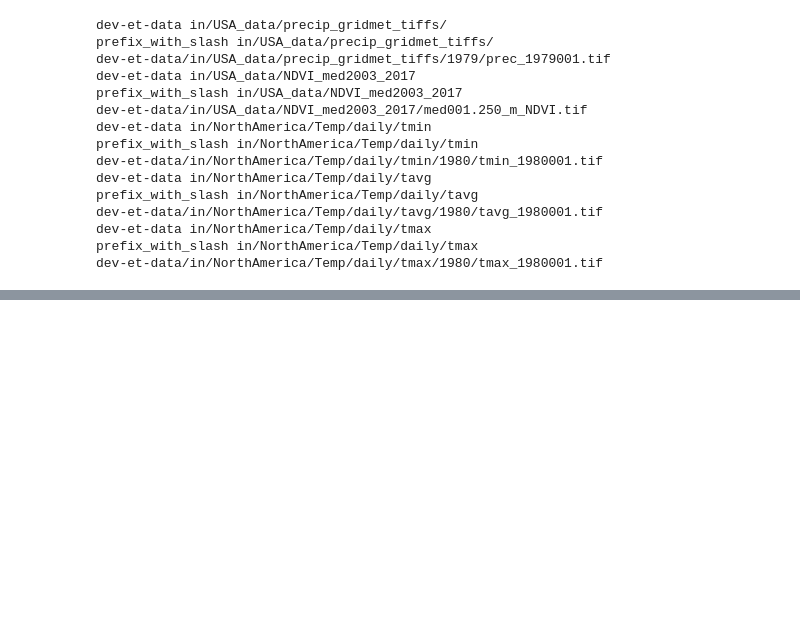
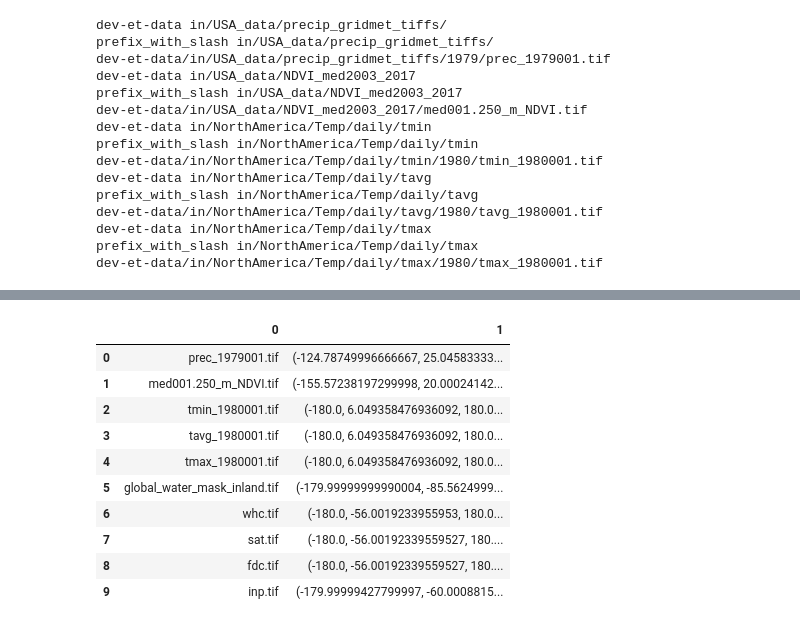
Before and after one commit to tonybutzer/etviz, a Jupyter notebook: 0-0-10-degree-viz/99-yaml-input-pandas.ipynb, the cells around one changed output, grey strips where cells are left out. Cells and saved outputs as stored; diff of their text form; code cells hidden in the pictures; blank space fills up the shorter version.

```diff
--- a/0-0-10-degree-viz/99-yaml-input-pandas.ipynb
+++ b/0-0-10-degree-viz/99-yaml-input-pandas.ipynb
@@ -242,3 +240,11 @@ import rasterio
 def print_bounds(tif_file):
         src = rasterio.open(f's3://{tif_file}', 'r')
         print(src.bounds)
+        return (src.bounds)
+# %%
+bound_list = []
+for ftif in first_tif_list:
+    print(ftif)
+    bounds = print_bounds(ftif)
+    short_name = ftif.split('/')[-1]
+    bound_list.append((short_name,bounds))
@@ -245,5 +271,7 @@ def print_bounds(tif_file):
 # %%
-for ftif in first_tif_list:
+for ftif in mfile_list:
     print(ftif)
-    print_bounds(ftif)
+    bounds = print_bounds(ftif)
+    short_name = ftif.split('/')[-1]
+    bound_list.append((short_name,bounds))
 # %% [output]
@@ -259,0 +311,18 @@ BoundingBox(left=-180.0, bottom=6.049358476936092, right=180.00000287999995, top
+# %%
+import geopandas as gpd
+
+pdf = gpd.GeoDataFrame(bound_list)
+# %%
+pdf
+# %% [output]
+|  | 0 | 1 |
+| 0 | prec_1979001.tif | (-124.78749996666667, 25.04583333... |
+| 1 | med001.250_m_NDVI.tif | (-155.57238197299998, 20.00024142... |
+| 2 | tmin_1980001.tif | (-180.0, 6.049358476936092, 180.0... |
+| 3 | tavg_1980001.tif | (-180.0, 6.049358476936092, 180.0... |
+| 4 | tmax_1980001.tif | (-180.0, 6.049358476936092, 180.0... |
+| 5 | global_water_mask_inland.tif | (-179.99999999990004, -85.5624999... |
+| 6 | whc.tif | (-180.0, -56.0019233955953, 180.0... |
+| 7 | sat.tif | (-180.0, -56.00192339559527, 180.... |
+| 8 | fdc.tif | (-180.0, -56.00192339559527, 180.... |
+| 9 | inp.tif | (-179.99999427799997, -60.0008815... |
```
Also changed, not shown: parts of 27 cells of this notebook.
